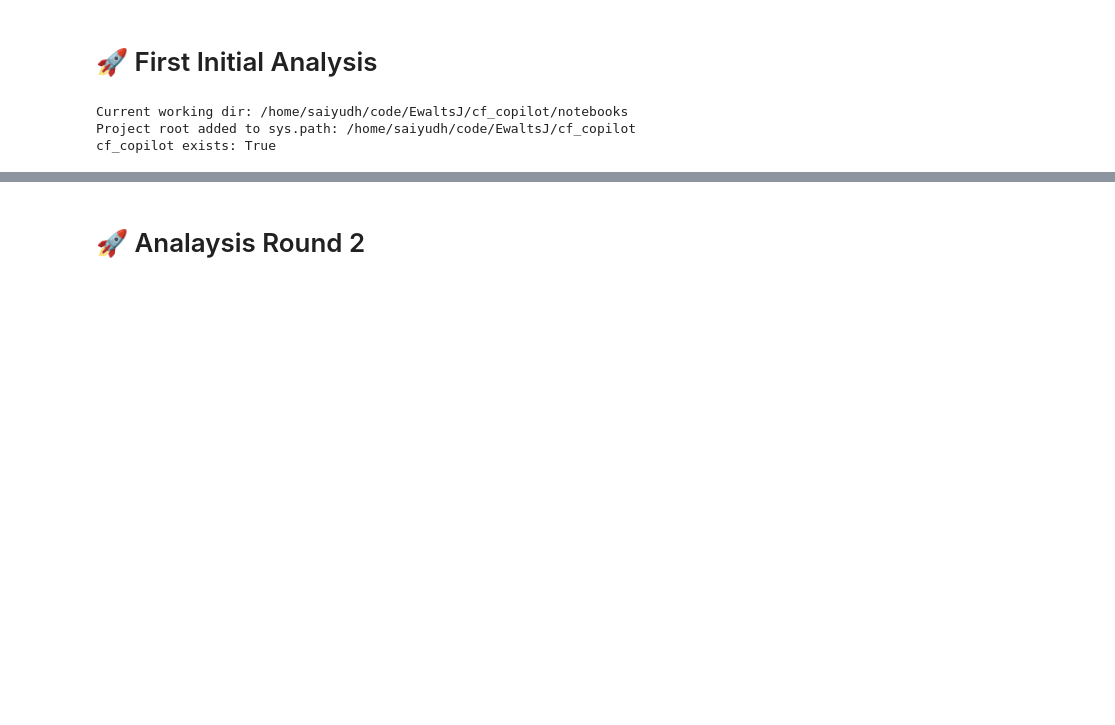
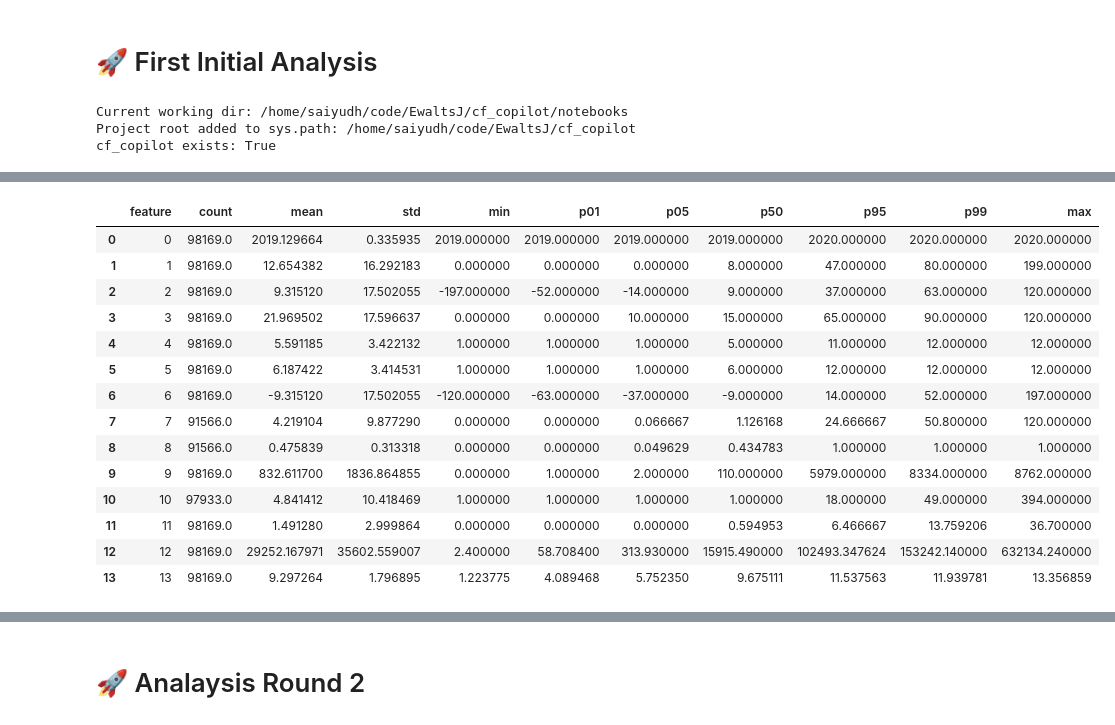
Before and after one commit to EwaltsJ/cf_copilot, a Jupyter notebook: notebooks/outlier_polynomial_sai.ipynb, the cells around one changed output, grey strips where cells are left out. Drawn from its saved outputs; the diff is of its cells as text; code cells hidden in the pictures; blank space fills up the shorter version.

```diff
--- a/notebooks/outlier_polynomial_sai.ipynb
+++ b/notebooks/outlier_polynomial_sai.ipynb
@@ -278,0 +73,54 @@ c) RandomForest supports sample_weight during fitting, so this is an easy and cl
+# %%
+import numpy as np
+import pandas as pd
+
+from cf_copilot.ml_logic.data import load_cashflow_data, data_cleaning, build_sliding_window_snapshots
+from cf_copilot.ml_logic.model import NUMERIC_FEATURES
+
+# 1. Build big_df
+df = load_cashflow_data()
+model_df = data_cleaning(df)
+big_df = build_sliding_window_snapshots(model_df)
+
+# 2. Select numeric features actually used by the model
+num_cols = NUMERIC_FEATURES.copy()
+num_df = big_df[num_cols].copy()
+
+# 3. Robust stats + extreme percentiles
+def summarize_numeric(col):
+    s = num_df[col].dropna()
+    if s.empty:
+        return pd.Series({
+            "count": 0,
+            "mean": np.nan,
+            "std": np.nan,
+            "min": np.nan,
+            "p01": np.nan,
+            "p05": np.nan,
+            "p50": np.nan,
+            "p95": np.nan,
+            "p99": np.nan,
+            "max": np.nan
+        })
+    return pd.Series({
+        "count": s.shape[0],
+        "mean": s.mean(),
+        "std": s.std(),
+        "min": s.min(),
+        "p01": s.quantile(0.01),
+        "p05": s.quantile(0.05),
+        "p50": s.quantile(0.50),
+        "p95": s.quantile(0.95),
+        "p99": s.quantile(0.99),
+        "max": s.max()
+    })
+
+summary = pd.concat(
+    [summarize_numeric(c) for c in num_cols],
+    axis=1
+).T
+
+summary.index.name = "feature"
+summary.reset_index(inplace=True)
+summary
+# %% [output]
@@ -278,0 +139,15 @@ c) RandomForest supports sample_weight during fitting, so this is an easy and cl
+|  | feature | count | mean | std | min | p01 | p05 | p50 | p95 | p99 | max |
+| 0 | 0 | 98169.0 | 2019.129664 | 0.335935 | 2019.000000 | 2019.000000 | 2019.000000 | 2019.000000 | 2020.000000 | 2020.000000 | 2020.000000 |
+| 1 | 1 | 98169.0 | 12.654382 | 16.292183 | 0.000000 | 0.000000 | 0.000000 | 8.000000 | 47.000000 | 80.000000 | 199.000000 |
+| 2 | 2 | 98169.0 | 9.315120 | 17.502055 | -197.000000 | -52.000000 | -14.000000 | 9.000000 | 37.000000 | 63.000000 | 120.000000 |
+| 3 | 3 | 98169.0 | 21.969502 | 17.596637 | 0.000000 | 0.000000 | 10.000000 | 15.000000 | 65.000000 | 90.000000 | 120.000000 |
+| 4 | 4 | 98169.0 | 5.591185 | 3.422132 | 1.000000 | 1.000000 | 1.000000 | 5.000000 | 11.000000 | 12.000000 | 12.000000 |
+| 5 | 5 | 98169.0 | 6.187422 | 3.414531 | 1.000000 | 1.000000 | 1.000000 | 6.000000 | 12.000000 | 12.000000 | 12.000000 |
+| 6 | 6 | 98169.0 | -9.315120 | 17.502055 | -120.000000 | -63.000000 | -37.000000 | -9.000000 | 14.000000 | 52.000000 | 197.000000 |
+| 7 | 7 | 91566.0 | 4.219104 | 9.877290 | 0.000000 | 0.000000 | 0.066667 | 1.126168 | 24.666667 | 50.800000 | 120.000000 |
+| 8 | 8 | 91566.0 | 0.475839 | 0.313318 | 0.000000 | 0.000000 | 0.049629 | 0.434783 | 1.000000 | 1.000000 | 1.000000 |
+| 9 | 9 | 98169.0 | 832.611700 | 1836.864855 | 0.000000 | 1.000000 | 2.000000 | 110.000000 | 5979.000000 | 8334.000000 | 8762.000000 |
+| 10 | 10 | 97933.0 | 4.841412 | 10.418469 | 1.000000 | 1.000000 | 1.000000 | 1.000000 | 18.000000 | 49.000000 | 394.000000 |
+| 11 | 11 | 98169.0 | 1.491280 | 2.999864 | 0.000000 | 0.000000 | 0.000000 | 0.594953 | 6.466667 | 13.759206 | 36.700000 |
+| 12 | 12 | 98169.0 | 29252.167971 | 35602.559007 | 2.400000 | 58.708400 | 313.930000 | 15915.490000 | 102493.347624 | 153242.140000 | 632134.240000 |
+| 13 | 13 | 98169.0 | 9.297264 | 1.796895 | 1.223775 | 4.089468 | 5.752350 | 9.675111 | 11.537563 | 11.939781 | 13.356859 |
```
Also changed, not shown: parts of 21 cells of this notebook, 1 other file.
